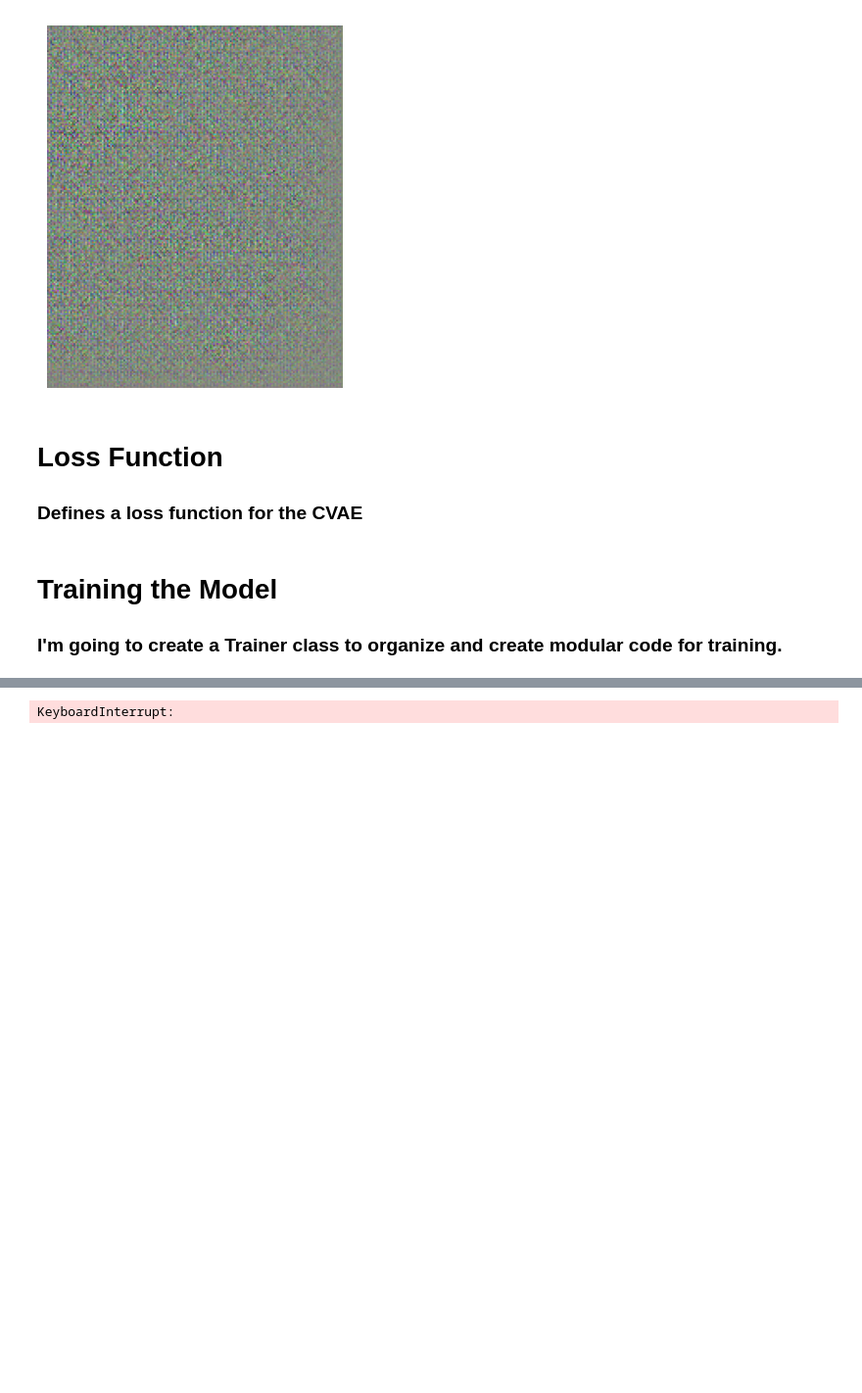
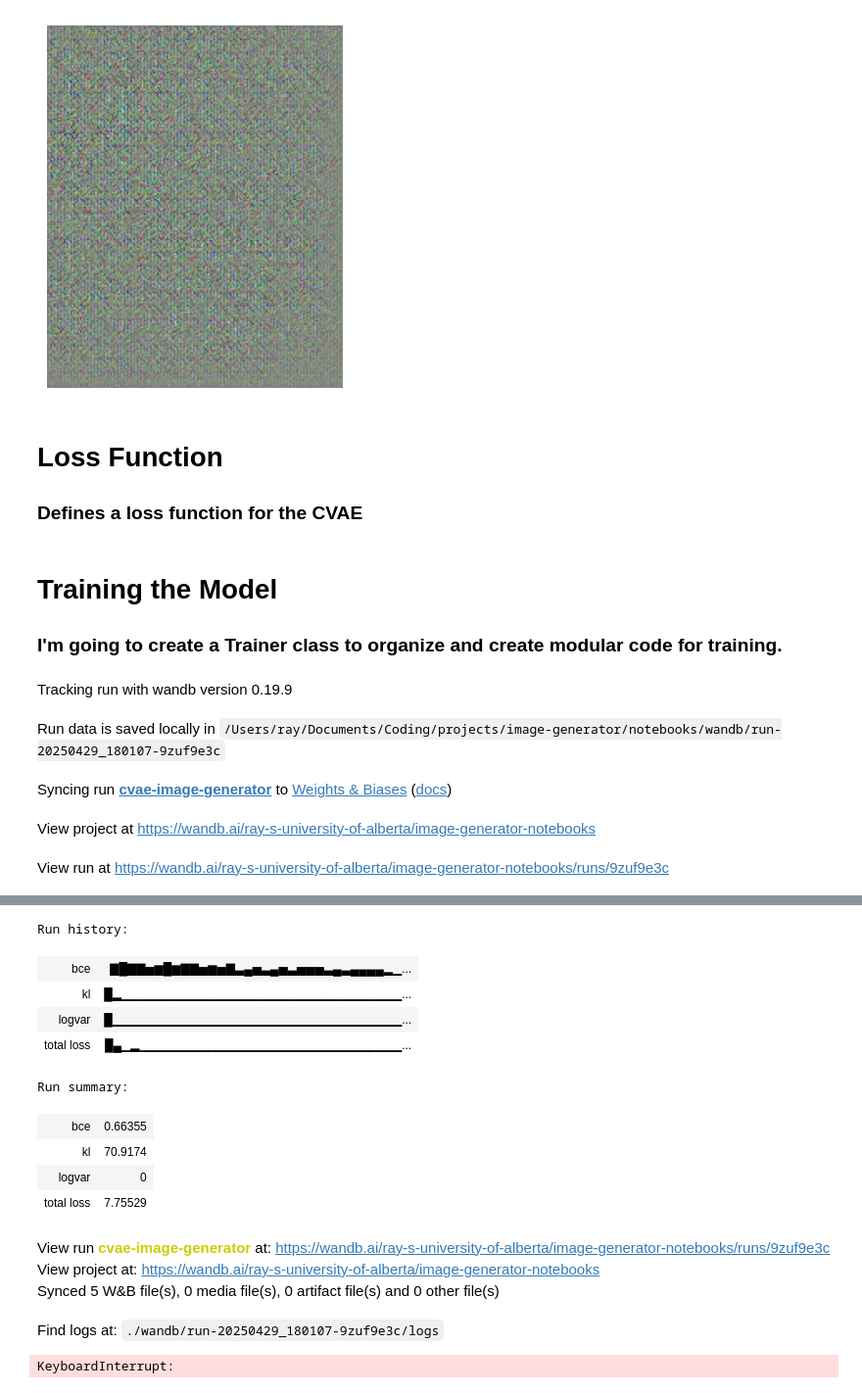
Before and after one commit to Ray-Shu/image-generator, a Jupyter notebook: notebooks/prototype.ipynb, the cells around one changed output, grey strips where cells are left out. Shown at 98% size. Saved outputs shown, nothing was run; the diff lists cells and outputs as text; code cells hidden in the pictures; blank space fills up the shorter version.

```diff
--- a/notebooks/prototype.ipynb
+++ b/notebooks/prototype.ipynb
@@ -191,11 +199,17 @@ CVAE TESTING CELL
 
 # Tensor in (N, C, H, W)
 x = torch.zeros([1, 3, 218, 178])   # Test "picture"
+y = torch.zeros([1, 40])
 #print(test_x)
 #print("Shape:", test_x.size())
 
 cvae = CVAE()
-x_recon, _, _ = cvae.forward(x)
+mu, logvar = cvae.encode(x,y)
+z = cvae.reparametrize(mu, logvar)
+x_recon= cvae.decode(z,y)
+print(mu.size())
+print(logvar.size())
+print(z.size())
 print(x_recon.size())
 
 
@@ -419,7 +440,7 @@ torch.Size([1, 3, 218, 178])
 # Loss Function
 ### Defines a loss function for the CVAE
 # %%
-def celbo_loss(x_recon, x, mu, logvar, beta:float = 1.0) -> float:
+def celbo_loss(x_recon, x, mu, logvar, beta:float = 1.0) -> tuple[float, float, float]:
     """
     The ELBO loss used in VAE's / CVAE's.
 
@@ -431,7 +452,7 @@ def celbo_loss(x_recon, x, mu, logvar, beta:float = 1.0) -> float:
         beta: The hyperparameter to control how strong the KL loss is.
 
     Returns:
-        The total loss (scalar).
+        The celbo loss, the kl loss and bce loss.
     """
 
     # computes the kl divergence per sample.
@@ -443,7 +464,7 @@ def celbo_loss(x_recon, x, mu, logvar, beta:float = 1.0) -> float:
     bce = F.binary_cross_entropy(x_recon, x, reduction="mean")
 
     elbo_loss = beta * kl + bce
-    return elbo_loss
+    return elbo_loss, kl, bce
 # %% [markdown]
 # Training the Model
 ### I'm going to create a Trainer class to organize and create modular code for training.
@@ -512,29 +527,16 @@ transform = transforms.Compose([
     transforms.ConvertImageDtype(torch.float),  # <-- converts uint8 -> float32 and normalizes 0-255 → 0-1
 ])
 
-ds_manager = CelebADatasetManager(img_dir=img_dir, annotations_file=annotations_file, transform=transform)
-train_dl, _ = ds_manager.get_dataloader(0.9)
+with wandb.init(name="cvae-image-generator", config={"epoch": 1, "lr": 1e-3, "batch_size": 64}) as run:
+    ds_manager = CelebADatasetManager(img_dir=img_dir, annotations_file=annotations_file, transform=transform)
+    train_dl, _ = ds_manager.get_dataloader(0.6, batch_size=run.config.batch_size)
 
-opt = optim.Adam(cvae.parameters(), lr=1e-3)
-trainer = Trainer(model=cvae, optimizer=opt, train_loader=train_dl, loss_fn=celbo_loss)
-trainer.train(1)
-
-# FIX PROBLEM WITH EXPLODING GRADIENTS.
-'''
-1. logvariance explodes
-'''
-
-'''
-ATTEMPTS:
-1. reducing starting channels in the decoder from 512 to 256, to lessen the "deepness"
-    of the neural network. (doesn't do anything)
-2. using leakyReLU instead of normal ReLU on the encoder portion.
-3. using leakyReLU on the decoder portion as well.
-4. lower latent dimension (from 2000 to 200)
-5. added a logging line for z in the cvae forward pass method
-
-FROM THESE METHODS, it reaches infinity slower now.
-
-6. use softplus function to constrain the log variance to always be positive (this seems like the biggest fix)
-'''
+    opt = optim.Adam(cvae.parameters(), lr=run.config.lr)
+    trainer = Trainer(model=cvae, optimizer=opt, train_loader=train_dl, loss_fn=celbo_loss)
+    trainer.train(run.config.epoch)
 # %% [output]
+Tracking run with wandb version 0.19.9
+Run data is saved locally in /Users/ray/Documents/Coding/projects/image-generator/notebooks/wandb/run-20250429_180107-9zuf9e3c
+Syncing run cvae-image-generator to Weights & Biases (docs)
+View project at https://wandb.ai/ray-s-university-of-alberta/image-generator-notebooks
+View run at https://wandb.ai/ray-s-university-of-alberta/image-generator-notebooks/runs/9zuf9e3c
@@ -558 +557,15 @@ tensor(19.7324, grad_fn=<AddBackward0>)
-KeyboardInterrupt:
+Run history:
+| bce | ▇█▇▇▅▆█▆▇▇▅▆▅▇▃▄▅▃▄▅▃▅▅▅▃▄▃▄▄▄▄▂▁... |
+| kl | █▂▁▁▁▁▁▁▁▁▁▁▁▁▁▁▁▁▁▁▁▁▁▁▁▁▁▁▁▁▁▁▁... |
+| logvar | █▁▁▁▁▁▁▁▁▁▁▁▁▁▁▁▁▁▁▁▁▁▁▁▁▁▁▁▁▁▁▁▁... |
+| total loss | █▄▁▂▁▁▁▁▁▁▁▁▁▁▁▁▁▁▁▁▁▁▁▁▁▁▁▁▁▁▁▁▁... |
+Run summary:
+| bce | 0.66355 |
+| kl | 70.9174 |
+| logvar | 0 |
+| total loss | 7.75529 |
+View run cvae-image-generator at: https://wandb.ai/ray-s-university-of-alberta/image-generator-notebooks/runs/9zuf9e3c
+View project at: https://wandb.ai/ray-s-university-of-alberta/image-generator-notebooks
+Synced 5 W&B file(s), 0 media file(s), 0 artifact file(s) and 0 other file(s)
+Find logs at: ./wandb/run-20250429_180107-9zuf9e3c/logs
+KeyboardInterrupt:
```
Also changed, not shown: parts of 6 cells of this notebook.
